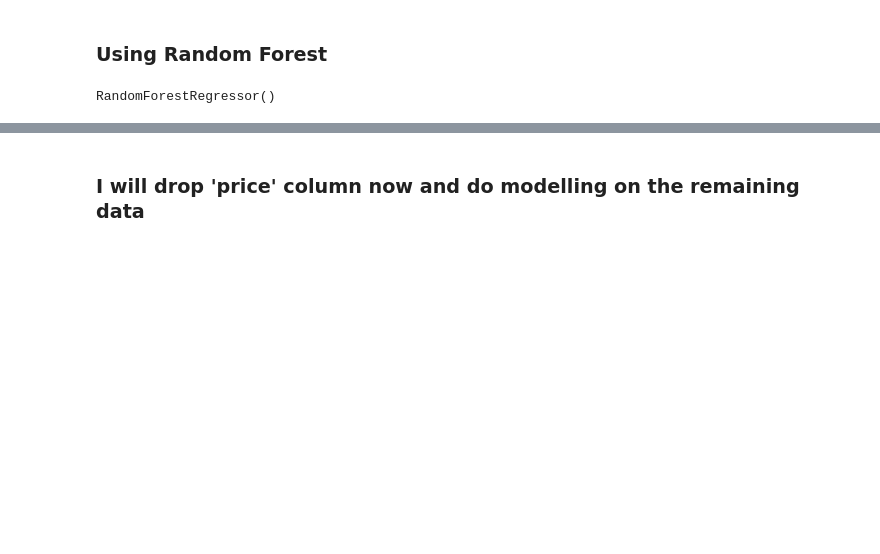
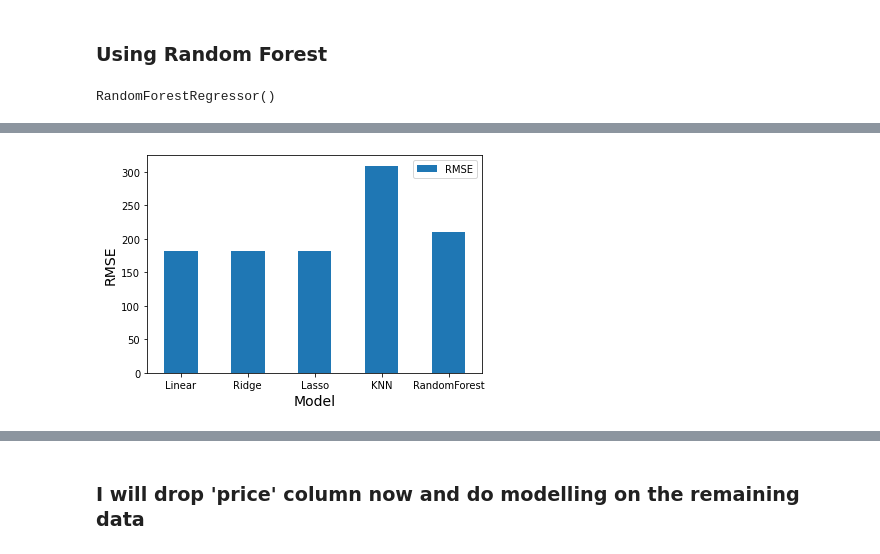
Before and after one commit to GKPSingh/Toronto-Airbnb, a Jupyter notebook: Airbnb_Modelling.ipynb, the cells around one changed output, grey strips where cells are left out. Saved outputs shown, nothing was run; the diff lists cells and outputs as text; code cells hidden in the pictures; blank space fills up the shorter version.

```diff
--- a/Airbnb_Modelling.ipynb
+++ b/Airbnb_Modelling.ipynb
@@ -432,0 +437,6 @@ ax[1,1].set_ylabel('Count');
+# %%
+# Pandas DataFrame for Model and RMSE
+model = pd.Series(['Linear', 'Ridge', 'Lasso', 'KNN', 'RandomForest'])
+rmse = pd.Series([181.9940652717899, 181.95542825588734, 181.82016045180006, 309.0462059424244, 210.17206616588035])
+modelRmsedf = pd.DataFrame({'Model':model, 'RMSE':rmse})
+modelRmsedf
@@ -432,0 +450,9 @@ ax[1,1].set_ylabel('Count');
+# %%
+# Bar Plot of Models and their RMSE values
+modelRmsedf.plot(x = 'Model', y = 'RMSE', kind = 'bar')
+plt.xlabel('Model', fontsize=14)
+plt.ylabel('RMSE', fontsize=14)
+plt.xticks(rotation=0)
+plt.show()
+# %% [output]
+[figure, added]
```
Also changed, not shown: parts of 75 cells of this notebook.
